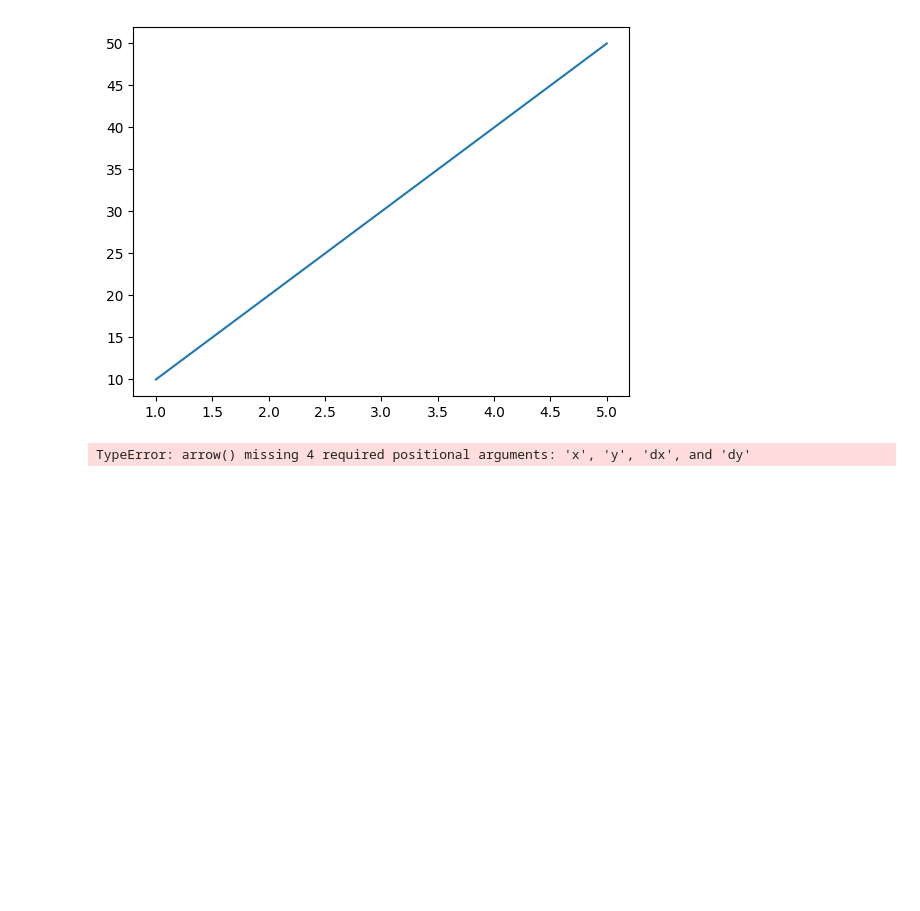
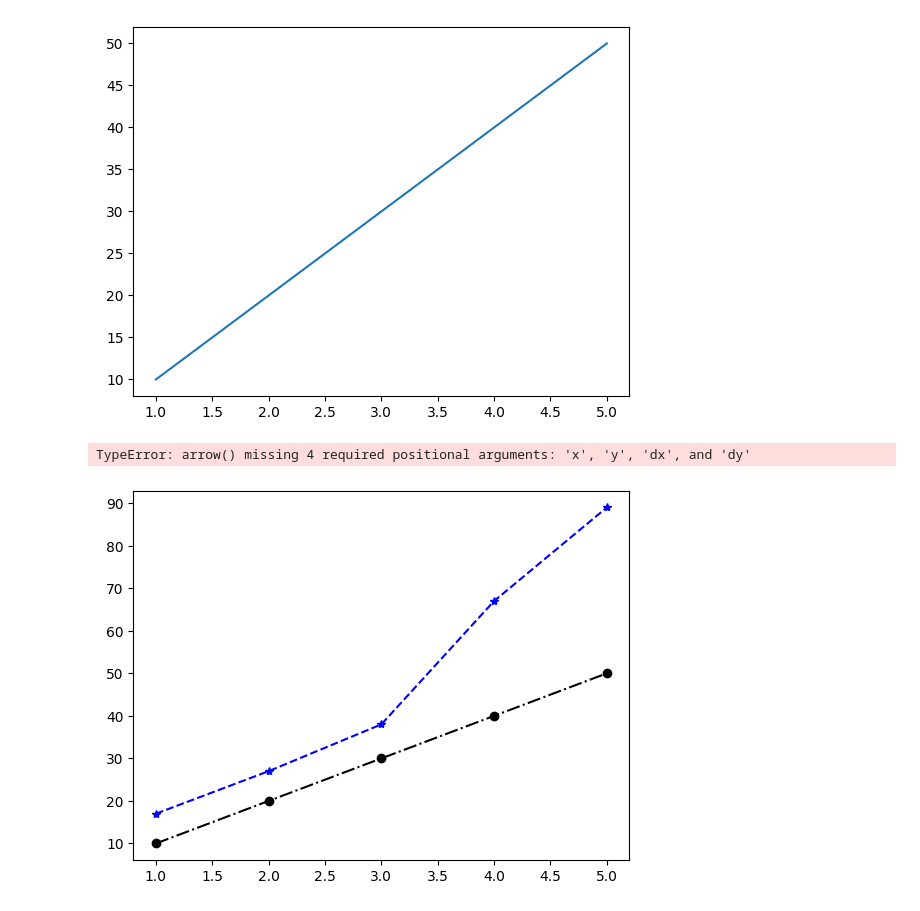
Before and after one commit to OmprakashB/MachineLearning, a Jupyter notebook: MatplotTutorials.ipynb, the cells around one changed output. Cells and saved outputs as stored; diff of their text form; code cells hidden in the pictures; blank space fills up the shorter version.

```diff
--- a/MatplotTutorials.ipynb
+++ b/MatplotTutorials.ipynb
@@ -12,0 +47,13 @@ TypeError: arrow() missing 4 required positional arguments: 'x', 'y', 'dx', and
+# %%
+# multiple lines
+x1points = [1,2,3,4,5]
+y1points = [10,20,30,40,50]
+
+x2points = [1,2,3,4,5]
+y2points = [17,27,38,67,89]
+
+plt.plot(x1points , y1points,'o-.k')
+plt.plot(x2points , y2points, '*--b')
+plt.show()
+# %% [output]
+[figure, added]
```
Also changed, not shown: parts of 17 cells of this notebook.
